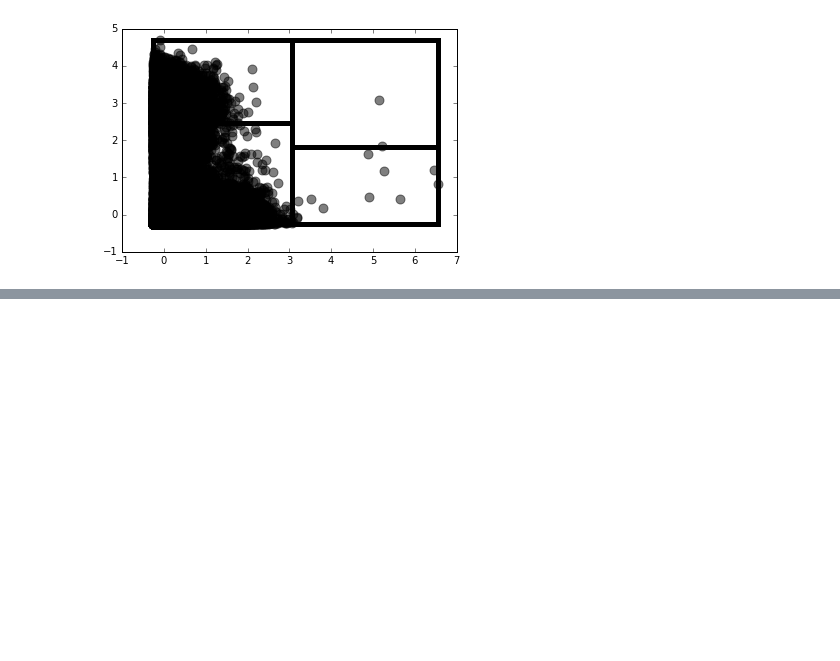
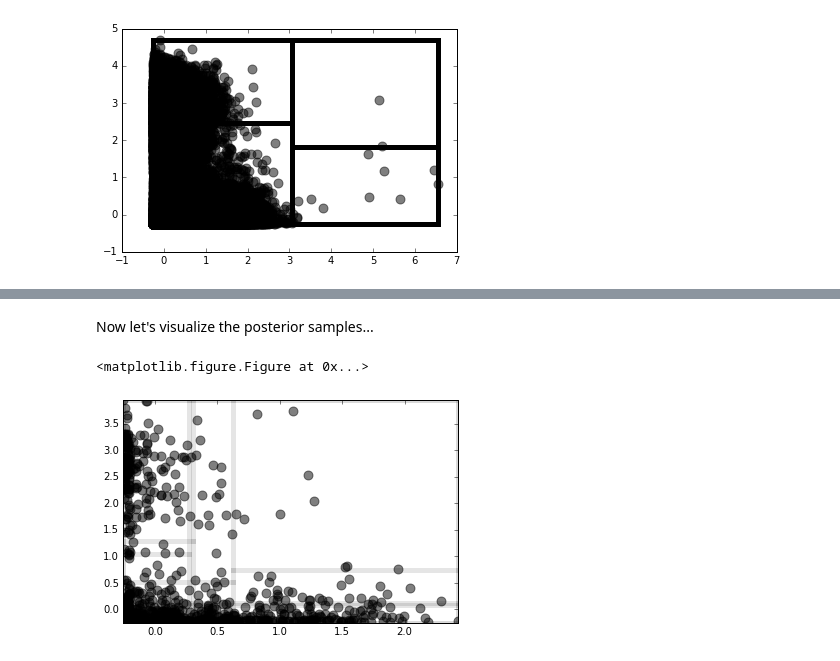
Before and after one commit to enalisnick/blog_sandbox, a Jupyter notebook: Flow_Cytometry_Mondrian_Processes.ipynb, the cells around one changed output, grey strips where cells are left out. Saved outputs shown, nothing was run; the diff lists cells and outputs as text; code cells hidden in the pictures; blank space fills up the shorter version.

```diff
--- a/Flow_Cytometry_Mondrian_Processes.ipynb
+++ b/Flow_Cytometry_Mondrian_Processes.ipynb
@@ -305,0 +300,7 @@ Unfortunately, maximum likelihood estimation, too, is intractable for Mondrian P
+# %%
+data_2d = np.hstack([data[:,5][np.newaxis].T, data[:,6][np.newaxis].T])
+np.random.shuffle(data_2d)
+data_2d = data_2d[:1000,:]
+print data_2d.shape
+
+x_min, y_min, x_max, y_max = data_2d[:,0].min(), data_2d[:,1].min(), data_2d[:,0].max(), data_2d[:,1].max()
@@ -306,36 +334,27 @@ Unfortunately, maximum likelihood estimation, too, is intractable for Mondrian P
 # %%
-bounds = []
-for k_idx in np.unique(final_assignments):
-    idxs = np.nonzero(final_assignments==k_idx)[0]
-    bounds.append( [(data[idxs,0].min(), data[idxs,0].max()), (data[idxs,1].min(), data[idxs,1].max())] )
-
-#Calculate Maximum Likelihood Estimate
-log_p_MLE = 0.
-for k_idx in range(len(np.unique(final_assignments))):
-    k_count = len(np.nonzero(final_assignments==k_idx)[0])
-    log_p_MLE += k_count * (-np.log(bounds[k_idx][0][1]-bounds[k_idx][0][0]) + -np.log(bounds[k_idx][1][1]-bounds[k_idx][1][0]))
-
-print "log prob. MLE: %f" %(log_p_MLE)
-
 def get_Mondrian_partition_bounds(p):
     if not p[1] and not p[2]:
         return [[(p[0][0,0], p[0][0,1]), (p[0][1,0], p[0][1,1])]]
     else:
         return get_Mondrian_partition_bounds(p[1]) + get_Mondrian_partition_bounds(p[2])
 
-mcmc_its = 5000
+mcmc_its = 100000
+N = data_2d.shape[0]
+
 samples = []
 rejects = []
 for idx in xrange(mcmc_its):
-    sample = draw_Mondrian(Z, .75)
+
+    sample = draw_informed_Mondrian(np.array([[x_min, x_max], [y_min, y_max]]), table[['CD4', 'CD8']], budget=2.)
     sample_bounds = get_Mondrian_partition_bounds(sample)
 
     log_p_sample = 0.
     for n in xrange(N):
         for k in xrange(len(sample_bounds)):
-            if data[n,0] > sample_bounds[k][0][0] and data[n,0] < sample_bounds[k][0][1] \
-            and data[n,1] > sample_bounds[k][1][0] and data[n,0] < sample_bounds[k][1][1]:
+            if data_2d[n,0] > sample_bounds[k][0][0] and data_2d[n,0] < sample_bounds[k][0][1] \
+            and data_2d[n,1] > sample_bounds[k][1][0] and data_2d[n,1] < sample_bounds[k][1][1]:
                 log_p_sample += -np.log(sample_bounds[k][0][1]-sample_bounds[k][0][0]) + -np.log(sample_bounds[k][1][1]-sample_bounds[k][1][0])
+                break
 
     # perform accept-reject step
     log_p_ratio = log_p_sample - log_p_MLE
@@ -344,5 +363,8 @@ for idx in xrange(mcmc_its):
     else:
         rejects.append(sample)
 
-print len(samples)
+    if (idx+1) % 1000 == 0:
+        print "Iteration %d, Samples %d" %(idx+1, len(samples))
+
+print "Number of samples collected: %d" %(len(samples))
 # %% [output]
@@ -350,0 +382,13 @@ log prob. MLE: 1413.422011
+# %% [markdown]
+Now let's visualize the posterior samples...
+# %%
+plt.figure()
+
+print_posterior(data_2d, samples, trans_level=.05)
+
+plt.xlim([x_min, x_max])
+plt.ylim([y_min, y_max])
+plt.show()
+# %% [output]
+<matplotlib.figure.Figure at 0x...>
+[figure, added]
```
Also changed, not shown: parts of 7 cells of this notebook.
